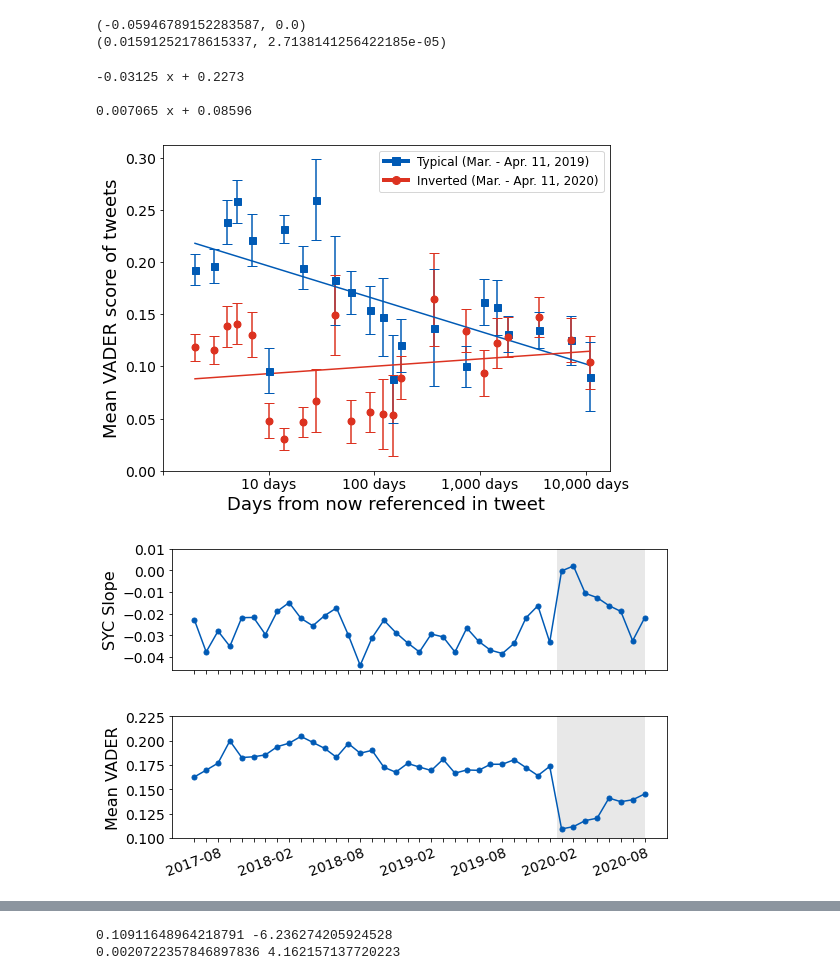
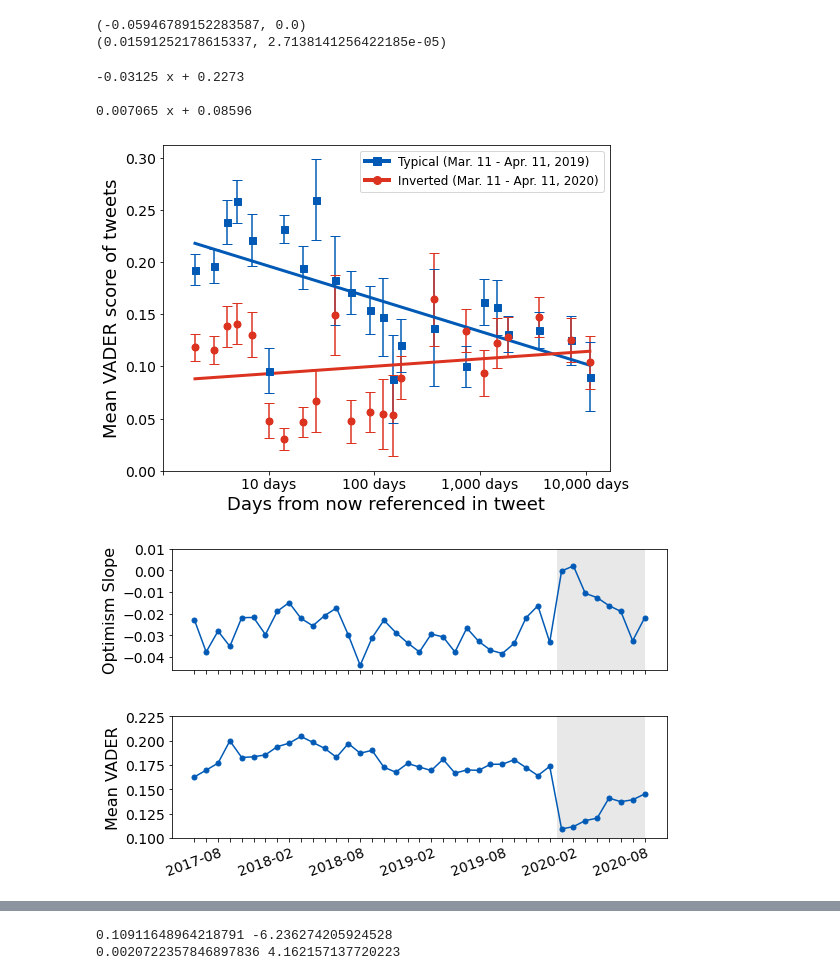
Before and after one commit to CalvinIsch/agents, a Jupyter notebook: Make_Plots.ipynb, the cells around one changed output, grey strips where cells are left out. Saved outputs shown, nothing was run; the diff lists cells and outputs as text; code cells hidden in the pictures.

```diff
--- a/Make_Plots.ipynb
+++ b/Make_Plots.ipynb
@@ -217,37 +217,37 @@ all_e = [mean_confidence_interval(df_main.loc[df_main['phrase'] == phrase][var])
 coef = np.polyfit(x,all_tweets,1)
 poly1d_fn = np.poly1d(coef)
 print(poly1d_fn)
 axs.errorbar(x, all_tweets, all_e, linestyle='None', marker='s', ecolor="#005AB5", mec="#005AB5", mfc="#005AB5", mew=1, ms=7, capsize=5)
-axs.plot(x, all_tweets, 'yo', x, poly1d_fn(x), '-k',color="#005AB5")
+axs.plot(x, all_tweets, 'yo', x, poly1d_fn(x), '-k',color="#005AB5",lw=3)
 
 
 # Plot 2020
 df_main = get_range("2020-03-11", "2020-04-11") #2020 - 03-11
 all_tweets = [df_main.loc[df_main['phrase'] == phrase][var].mean() for phrase in all_phrases]
 all_e = [mean_confidence_interval(df_main.loc[df_main['phrase'] == phrase][var]) for phrase in all_phrases]
 coef = np.polyfit(x,all_tweets,1)
 poly1d_fn = np.poly1d(coef)
 print(poly1d_fn)
 axs.errorbar(x, all_tweets, all_e, linestyle='None', marker='o', ecolor="#DC3220", mec="#DC3220", mfc="#DC3220", mew=1, ms=7, capsize=5)
-axs.plot(x, all_tweets, 'yo', x, poly1d_fn(x), '-k',color="#DC3220")
+axs.plot(x, all_tweets, 'yo', x, poly1d_fn(x), '-k',color="#DC3220",lw=3)
 
 # Labels
 plt.ylabel('Mean VADER score of tweets', fontsize = 18)
 plt.xlabel("Days from now referenced in tweet", fontsize = 18)
 
 custom_lines = [Line2D([0], [0], color='#005AB5',  lw=4, marker='s',ms=8),
                 Line2D([0], [0], color='#DC3220', lw=4,  marker='o',ms=8)]
 
-axs.legend(custom_lines,["Typical (Mar. - Apr. 11, 2019)","Inverted (Mar. - Apr. 11, 2020)"],fontsize = 12)
+axs.legend(custom_lines,["Typical (Mar. 11 - Apr. 11, 2019)","Inverted (Mar. 11 - Apr. 11, 2020)"],fontsize = 12)
 plt.xticks(np.arange(5), ('','10 days', '100 days','1,000 days','10,000 days'))
 axs.tick_params(labelsize=14)
 plt.savefig('plots/Sentiment-Yield-Curve-Typical-Inverted-new.png',dpi=400)
 plt.show()
 # %% [output]
 -0.03125 x + 0.2273
 
 0.007065 x + 0.08596
-[figure, old version]
+[figure, new version]
 # %%
 all_months = ["2017-08-01","2017-09-01","2017-10-01","2017-11-01","2017-12-01",
              "2018-01-01","2018-02-01","2018-03-01","2018-04-01","2018-05-01","2018-06-01",
@@ -279,7 +279,7 @@ fig, axs = plt.subplots(2, 1,figsize=(8,5))
 fig.tight_layout(pad=2.5)
 
 axs[0].plot(df_curves['months'],df_curves['curve'],marker='o',markersize=5,color='#005AB5')
-axs[0].set_ylabel('SYC Slope',fontsize=16)
+axs[0].set_ylabel('Optimism Slope',fontsize=16)
 axs[0].axvspan(30.6, 38, facecolor="#D3D3D3", alpha=0.5)
 axs[0].set_xticks(np.arange(39))
 axs[0].set_yticks([-.04,-.03,-.02,-.01,0,.01])
@@ -299,7 +299,7 @@ axs[1].set_xticklabels(['2017-08',"","",'',"","",'2018-02',"","",
                           '',"","",'2018-08',"","",'',"","",
                           '2019-02',"","",'',"","",'2019-08',"","",
                           '',"","",'2020-02',"","",'',"","",'2020-08',""],rotation = 20)
-plt.savefig("plots/regular-sentiment-over-time.png",dpi=400)
+#plt.savefig("plots/regular-sentiment-over-time.png",dpi=400)
 plt.show()
 # %% [output]
-[figure, old version]
+[figure, new version]
```
Also changed, not shown: parts of 3 cells of this notebook, 1 other file.
